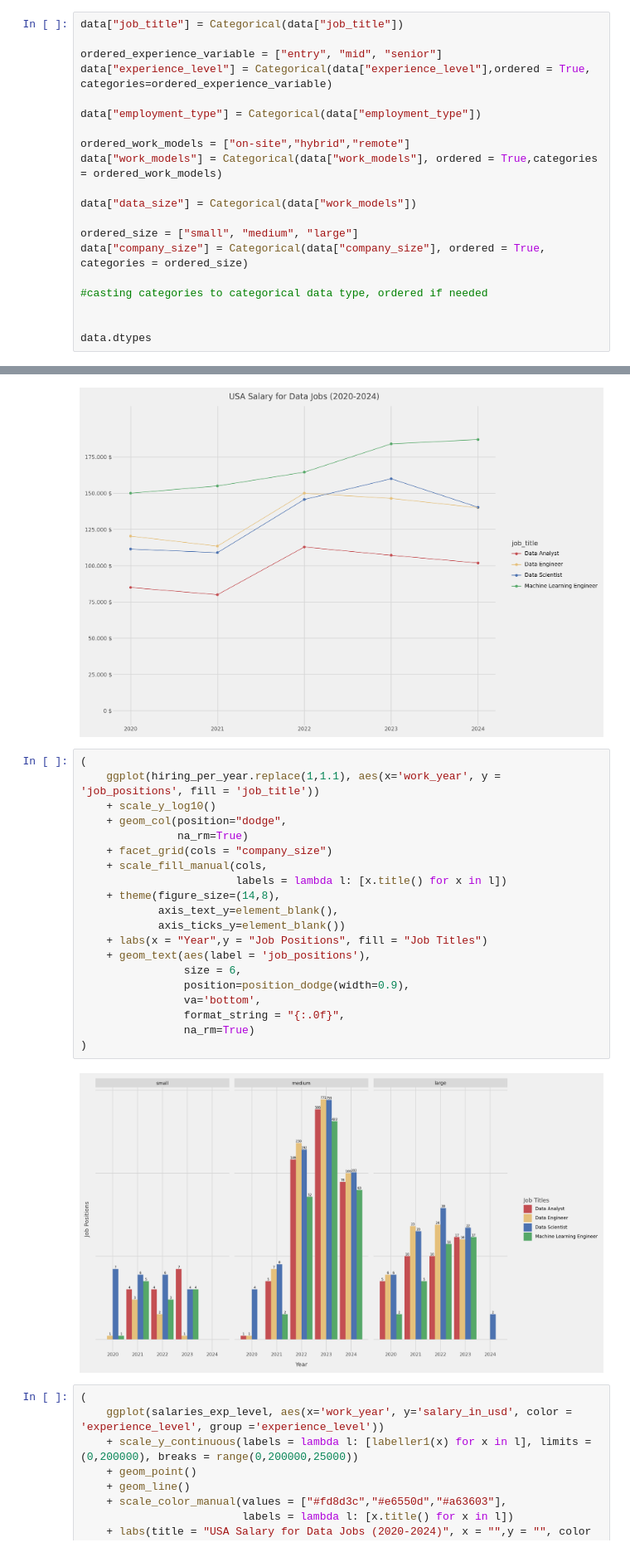
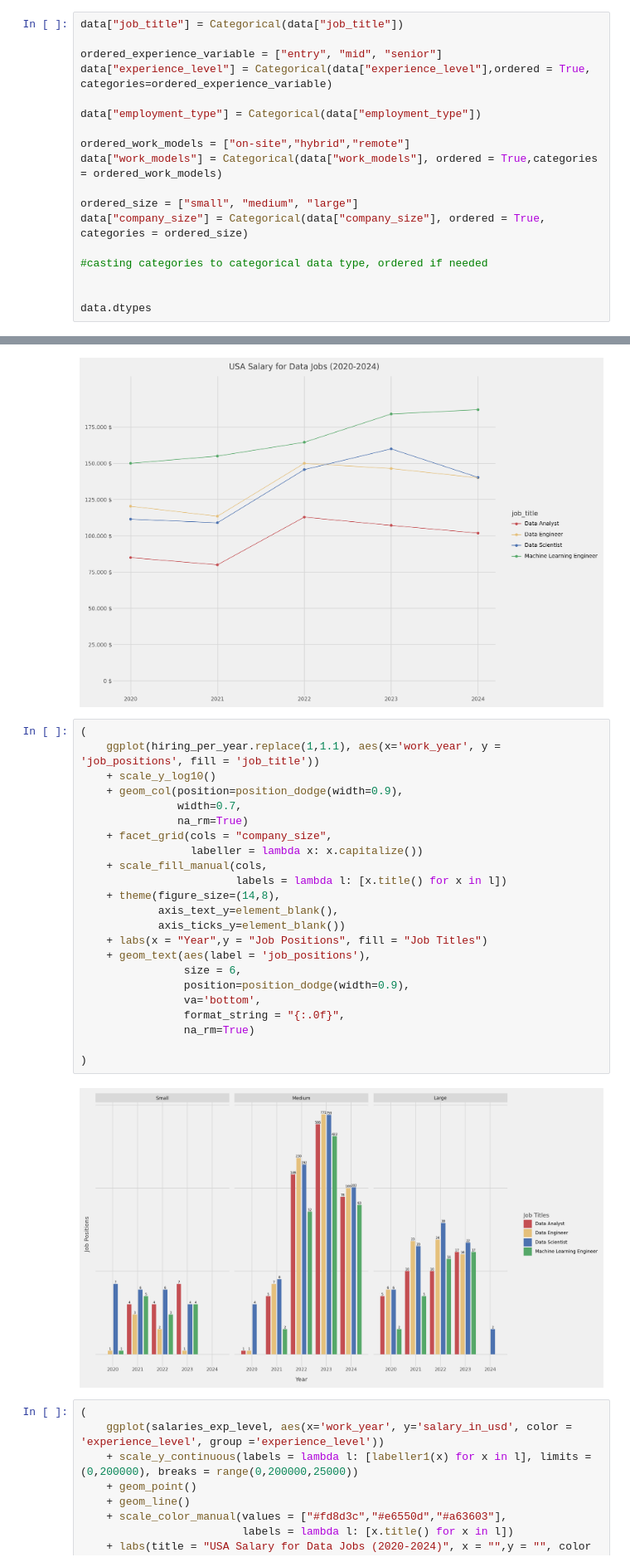
Before and after one commit to MarcoGennaro01/Data_Science_Jobs_-2020-2024-Data_Visualization, a Jupyter notebook: main.ipynb, the cells around one changed output, grey strips where cells are left out. Shown at 83% size. Saved outputs shown, nothing was run; the diff lists cells and outputs as text.

```diff
--- a/main.ipynb
+++ b/main.ipynb
@@ -117,8 +117,6 @@ data["employment_type"] = Categorical(data["employment_type"])
 ordered_work_models = ["on-site","hybrid","remote"]
 data["work_models"] = Categorical(data["work_models"], ordered = True,categories = ordered_work_models)
 
-data["data_size"] = Categorical(data["work_models"])
-
 ordered_size = ["small", "medium", "large"]
 data["company_size"] = Categorical(data["company_size"], ordered = True, categories = ordered_size)
 
@@ -359,25 +359,28 @@ def labeller1(x):
 # %%
 (
     ggplot(hiring_per_year.replace(1,1.1), aes(x='work_year', y = 'job_positions', fill = 'job_title'))
     + scale_y_log10()
-    + geom_col(position="dodge",
+    + geom_col(position=position_dodge(width=0.9),
+               width=0.7,
                na_rm=True)
-    + facet_grid(cols = "company_size")
+    + facet_grid(cols = "company_size",
+                 labeller = lambda x: x.capitalize())
     + scale_fill_manual(cols,
                         labels = lambda l: [x.title() for x in l])
     + theme(figure_size=(14,8),
             axis_text_y=element_blank(),
             axis_ticks_y=element_blank())
     + labs(x = "Year",y = "Job Positions", fill = "Job Titles")
     + geom_text(aes(label = 'job_positions'),
                 size = 6,
                 position=position_dodge(width=0.9),
                 va='bottom',
                 format_string = "{:.0f}",
                 na_rm=True)
+
 )
 # %% [output]
-[figure, old version]
+[figure, new version]
 # %%
 (
     ggplot(salaries_exp_level, aes(x='work_year', y='salary_in_usd', color = 'experience_level', group ='experience_level'))
```
Also changed, not shown: parts of 9 cells of this notebook.
